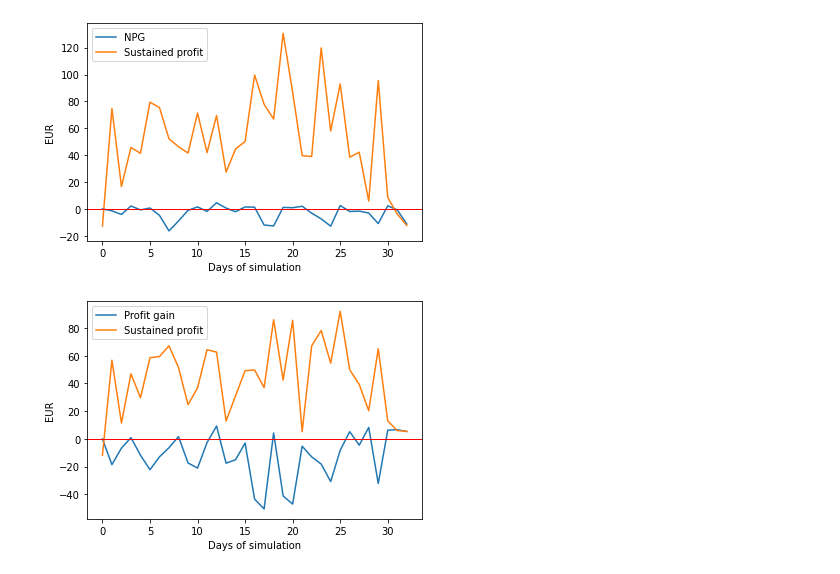
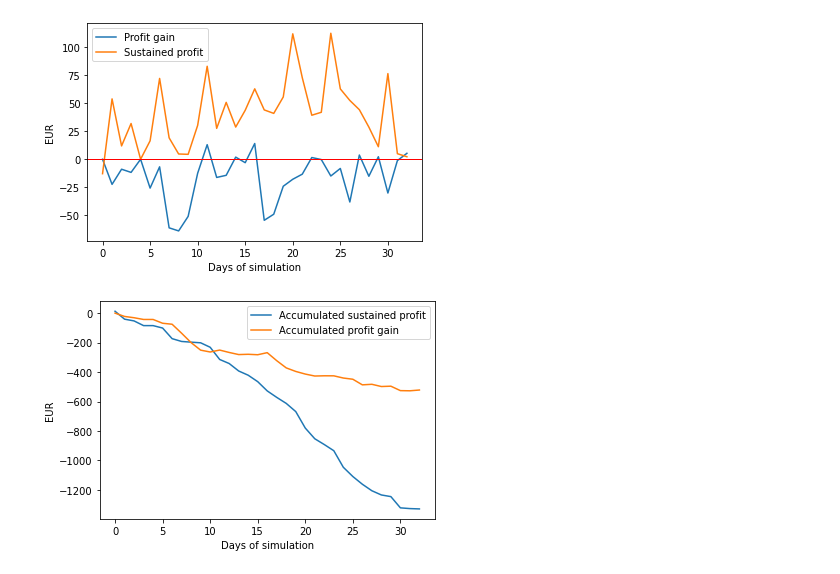
Before and after one commit to wkulczi/SR, a Jupyter notebook: graph_plotter.ipynb, the cells around one changed output. Cells and saved outputs as stored; diff of their text form; code cells hidden in the pictures.

```diff
--- a/graph_plotter.ipynb
+++ b/graph_plotter.ipynb
@@ -32,21 +8,23 @@ result
+# %%
+result['Sustained profit'] = result['Sustained profit'] * -1
 # %%
-plt.plot(result.index.values, result['NPG'], label='NPG')
+plt.plot(result.index.values, result['Profit gain'], label='Profit gain')
 plt.plot(result.index.values, result['Sustained profit'], label='Sustained profit')
 plt.axhline(linewidth = 1, color= 'r')
 plt.xlabel('Days of simulation')
 plt.ylabel('EUR')
 plt.legend()
+# plt.savefig('pgsp.png')
 plt.show()
-# plt.savefig('foo.png')
 # %% [output]
-[figure, old version]
+[figure, new version]
 # %%
-plt.plot(result.index.values, result['Profit gain'], label='Profit gain')
-plt.plot(result.index.values, result['Sustained profit'], label='Sustained profit')
-plt.axhline(linewidth = 1, color= 'r')
+plt.plot(result.index.values, result['Accumulated sustained profit'], label='Accumulated sustained profit')
+plt.plot(result.index.values, result['Accumulated profit gain'], label='Accumulated profit gain')
 plt.xlabel('Days of simulation')
 plt.ylabel('EUR')
 plt.legend()
+# plt.savefig('aspapg.png')
 plt.show()
 # %% [output]
-[figure, old version]
+[figure, new version]
```
Also changed, not shown: parts of 7 cells of this notebook, 9 other files.
